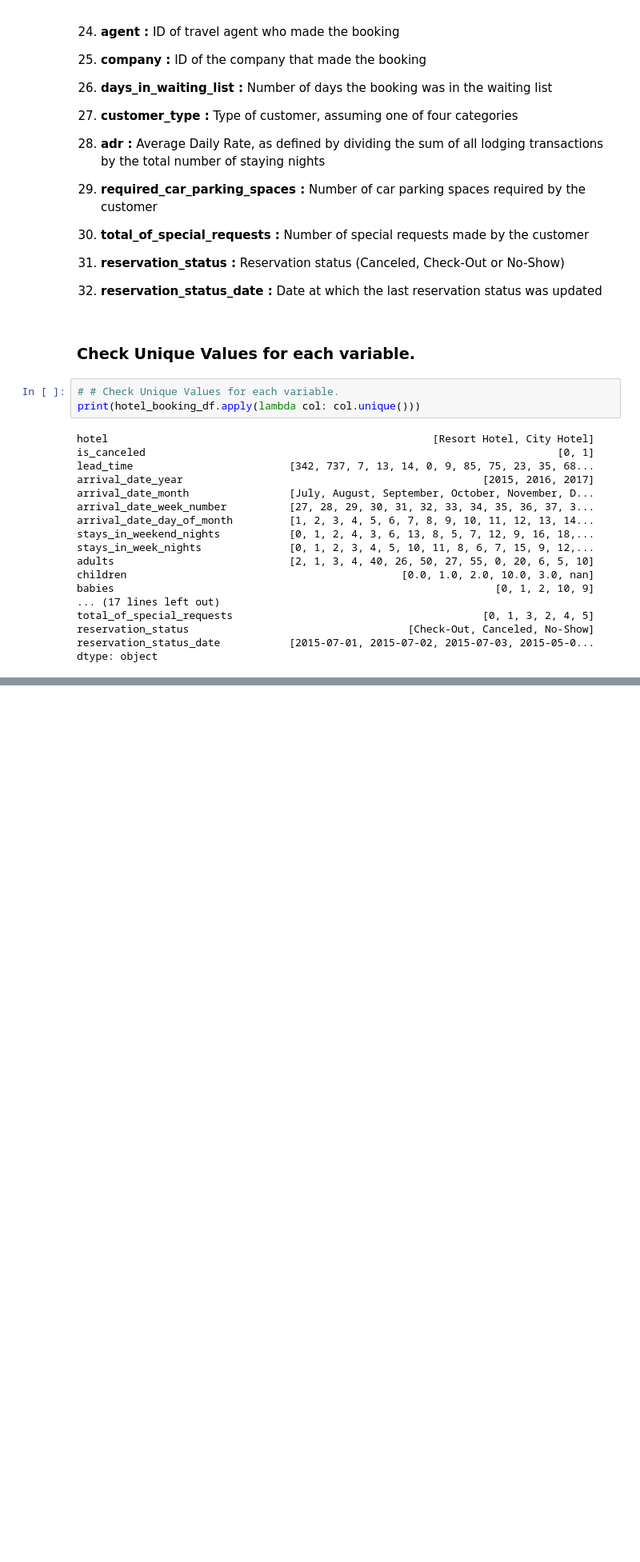
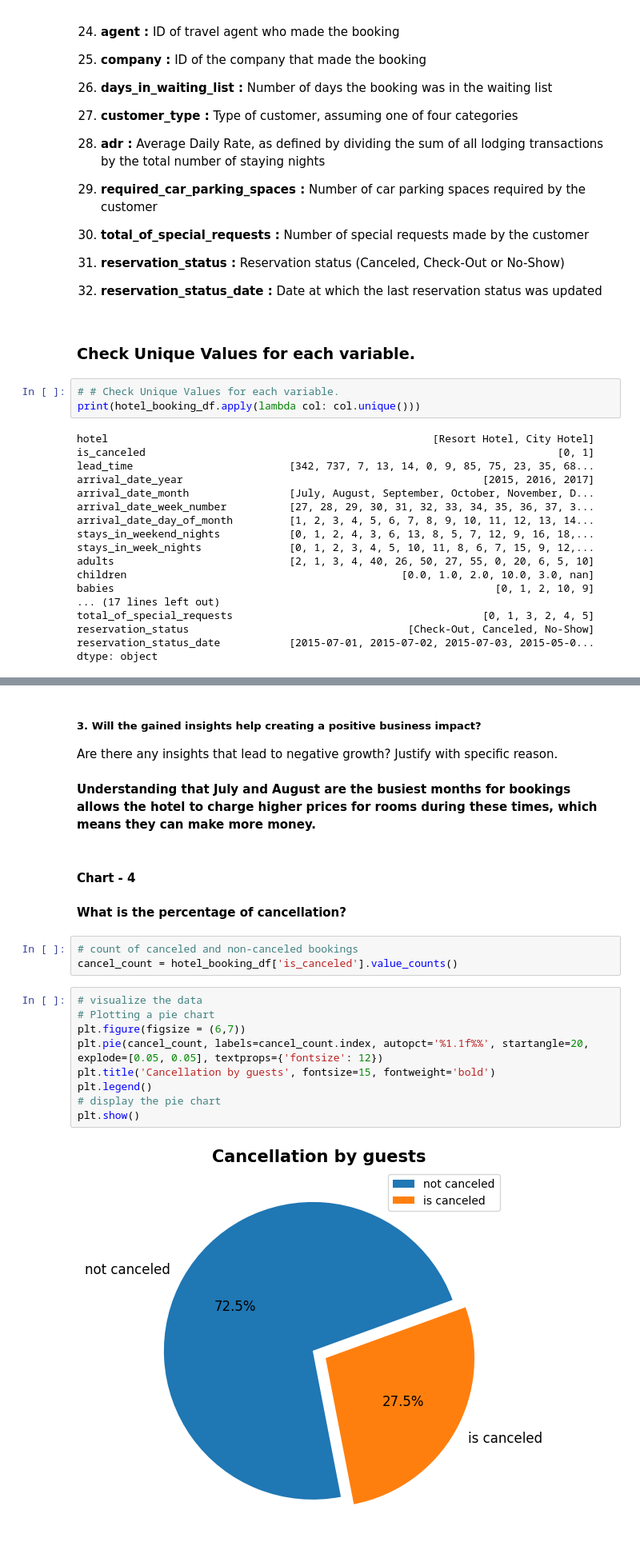
Before and after one commit to aanchaljain1993/Project-2, a Jupyter notebook: EDA_Hotel_Booking.ipynb, the cells around one changed output, grey strips where cells are left out. Shown at 80% size. Drawn from its saved outputs; the diff is of its cells as text; blank space fills up the shorter version.

```diff
--- a/EDA_Hotel_Booking.ipynb
+++ b/EDA_Hotel_Booking.ipynb
@@ -322,0 +559,23 @@ dtype: object
+# %% [markdown]
+##### 3. Will the gained insights help creating a positive business impact?
+Are there any insights that lead to negative growth? Justify with specific reason.
+# %% [markdown]
+**Understanding that July and August are the busiest months for bookings allows the hotel to charge higher prices for rooms during these times, which means they can make more money.**
+# %% [markdown]
+#### **Chart - 4**
+# %% [markdown]
+**What is the percentage of cancellation?**
+# %%
+# count of canceled and non-canceled bookings
+cancel_count = hotel_booking_df['is_canceled'].value_counts()
+# %%
+# visualize the data
+# Plotting a pie chart
+plt.figure(figsize = (6,7))
+plt.pie(cancel_count, labels=cancel_count.index, autopct='%1.1f%%', startangle=20, explode=[0.05, 0.05], textprops={'fontsize': 12})
+plt.title('Cancellation by guests', fontsize=15, fontweight='bold')
+plt.legend()
+# display the pie chart
+plt.show()
+# %% [output]
+[figure, added]
```
Also changed, not shown: parts of 141 cells of this notebook.
